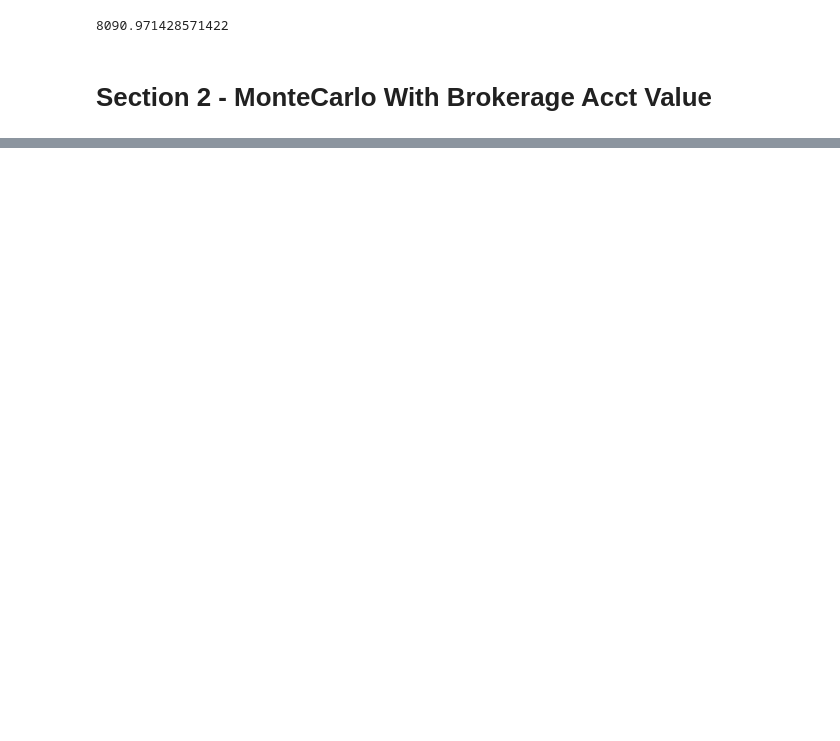
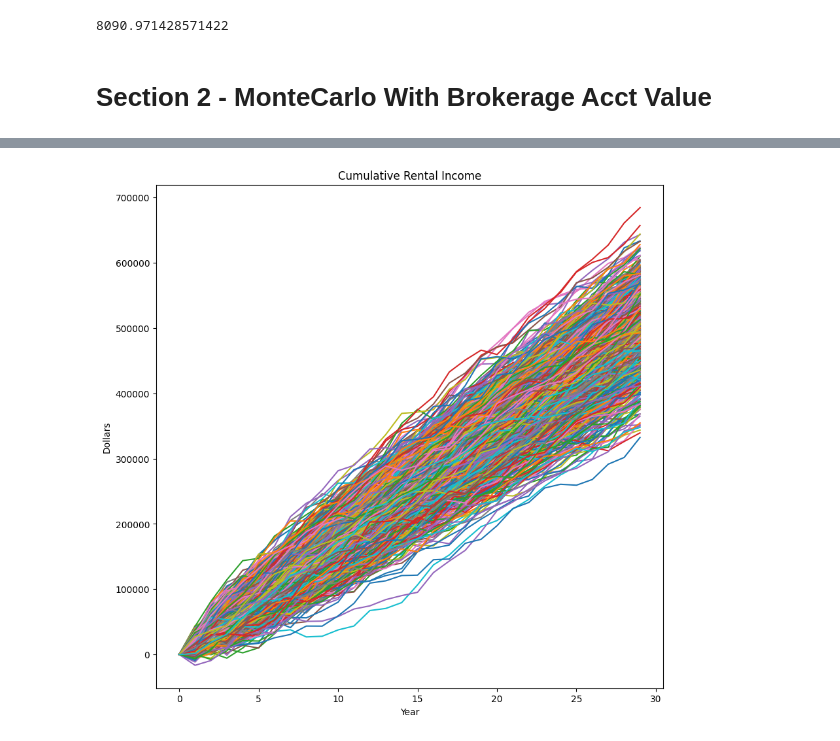
Before and after one commit to Ryderevan/MonteCarloRental, a Jupyter notebook: General Profitability.ipynb, the cells around one changed output, grey strips where cells are left out. Cells and saved outputs as stored; diff of their text form; code cells hidden in the pictures; blank space fills up the shorter version.

```diff
--- a/General Profitability.ipynb
+++ b/General Profitability.ipynb
@@ -151,0 +148,18 @@ while i < iterations:
+# %%
+#Plot MonteCarlo for brokerage acct
+fig = plt.figure(figsize =(10, 10))
+plt.title('Cumulative Rental Income')
+
+for i in range(YearlyData.shape[0]):
+    label = f'data{i}'   # Generate a label for the series
+    plt.plot(YearlyData[i,:,0], YearlyData[i,:,2], label=label)
+
+# Add axis labels and legend
+plt.xlabel('Year')
+plt.ylabel('Dollars')
+
+
+# Show the plot
+plt.show()
+# %% [output]
+[figure, added]
```
Also changed, not shown: parts of 5 cells of this notebook.
